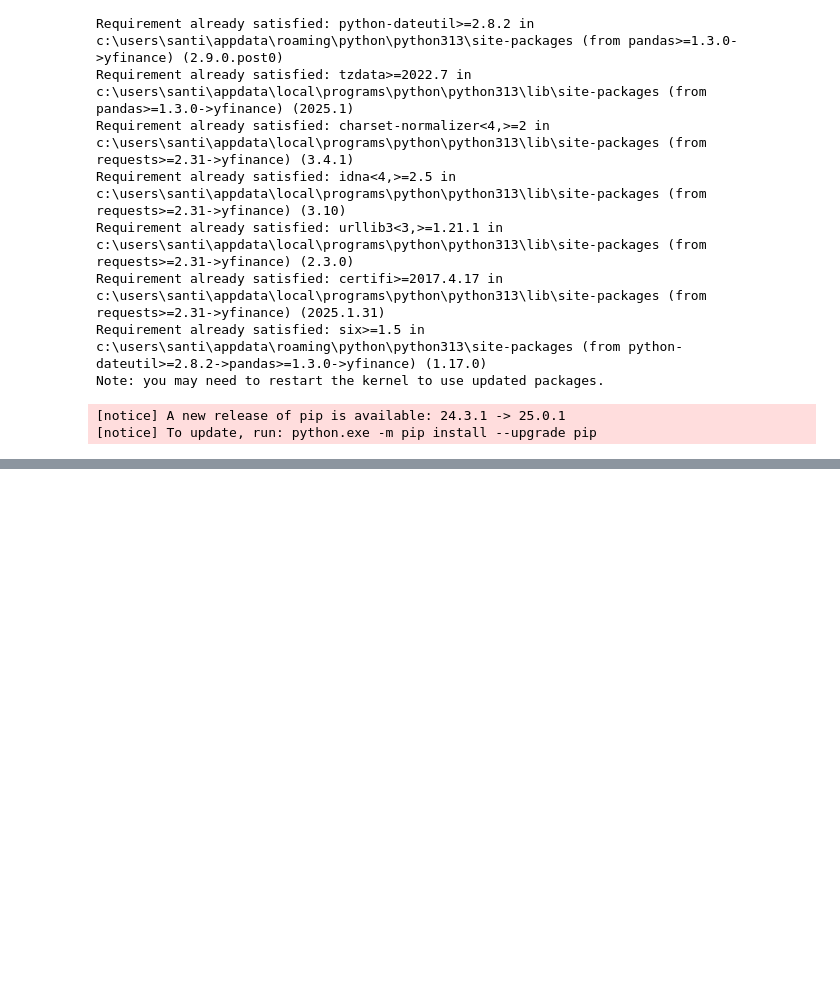
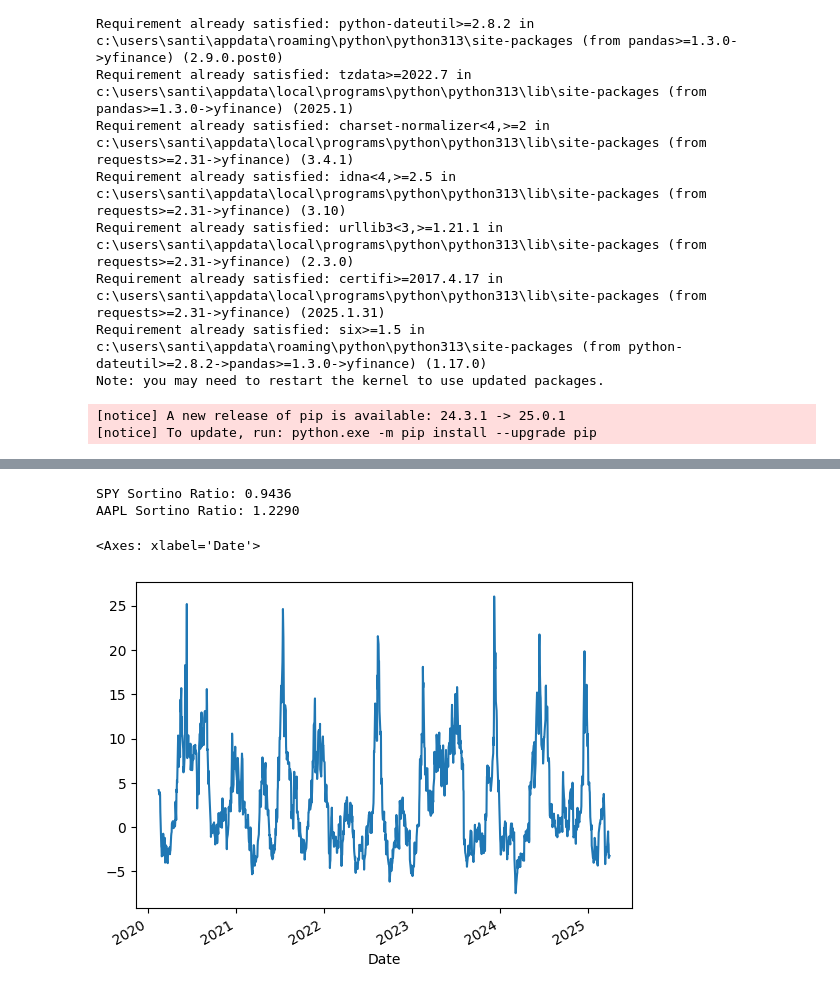
Before and after one commit to santiago-cruzlopez/Quantitative-Trading, a Jupyter notebook: Notebooks/07_Sortino_Ratio.ipynb, the cells around one changed output, grey strips where cells are left out. Cells and saved outputs as stored; diff of their text form; code cells hidden in the pictures; blank space fills up the shorter version.

```diff
--- a/Notebooks/07_Sortino_Ratio.ipynb
+++ b/Notebooks/07_Sortino_Ratio.ipynb
@@ -65,3 +64,51 @@ Date
 # %%
 spy_returns = close["SPY"].pct_change().dropna()
 aapl_returns = close["AAPL"].pct_change().dropna()
+# %%
+def sortino_ratio(returns, adjustment_factor=0.0, risk_free_rate=0.0):
+    """
+    Determines the Sortino ratio of a strategy.
+
+    Parameters
+    ----------
+    returns : pd.Series or np.ndarray
+        Daily returns of the strategy, noncumulative.
+    adjustment_factor : int, float
+        Constant daily benchmark return throughout the period.
+
+    Returns
+    -------
+    sortino_ratio : float
+
+    Note
+    -----
+    See `<https://www.sunrisecapital.com/wp-content/uploads/2014/06/Futures_
+    Mag_Sortino_0213.pdf>`__ for more details.
+    """
+
+    # compute annualized return
+    returns_risk_adj = np.asanyarray(returns - adjustment_factor)
+    mean_annual_return = returns_risk_adj.mean() * 252
+
+    # compute the downside deviation
+    downside_diff = np.clip(returns_risk_adj, -np.inf, 0)  # Changed np.NINF to -np.inf
+    np.square(downside_diff, out=downside_diff)
+    annualized_downside_deviation = np.sqrt(downside_diff.mean()) * np.sqrt(252)
+
+    return mean_annual_return / annualized_downside_deviation
+# %%
+# Sortino ratio for SPY
+spy_sortino = sortino_ratio(spy_returns)
+print(f"SPY Sortino Ratio: {spy_sortino:.4f}")
+
+# Sortino ratio for AAPL
+aapl_sortino = sortino_ratio(aapl_returns)
+print(f"AAPL Sortino Ratio: {aapl_sortino:.4f}")
+# %% [output]
+SPY Sortino Ratio: 0.9436
+AAPL Sortino Ratio: 1.2290
+# %%
+aapl_returns.rolling(30).apply(sortino_ratio).plot()
+# %% [output]
+<Axes: xlabel='Date'>
+[figure, added]
```
Also changed, not shown: parts of 4 cells of this notebook.
